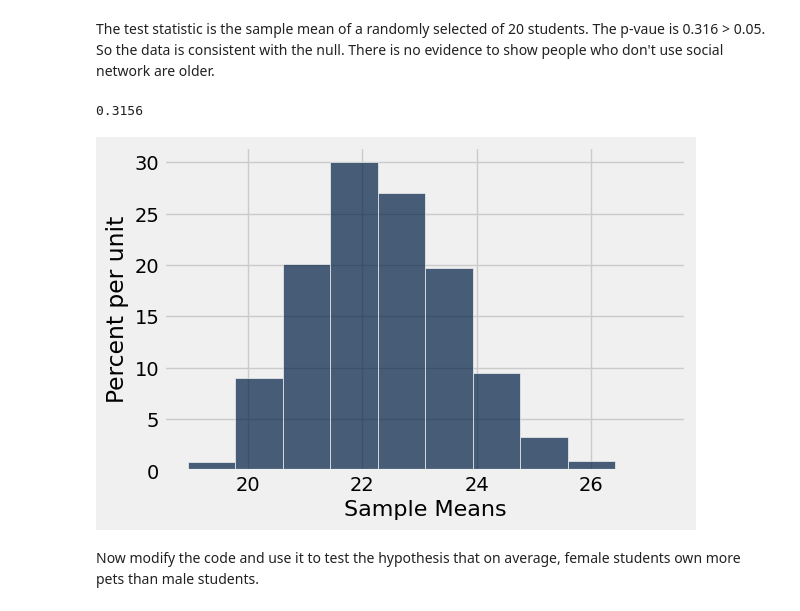
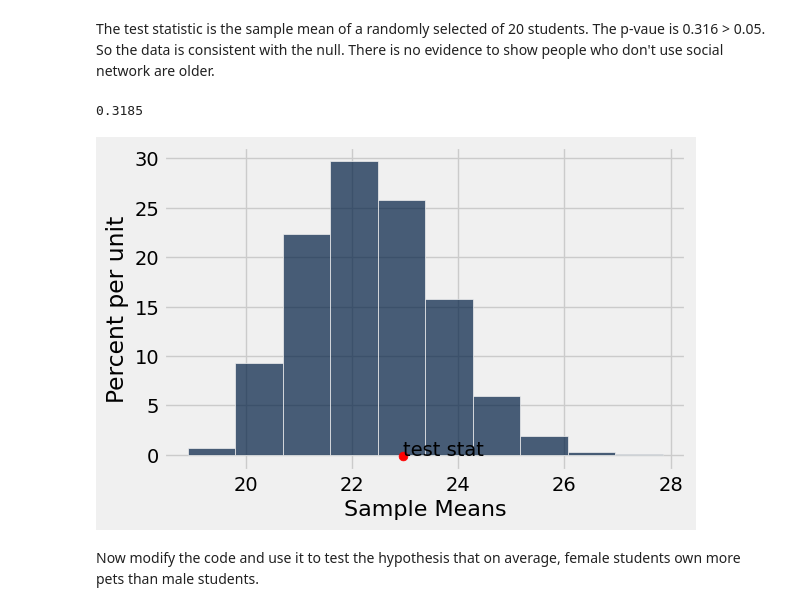
Before and after one commit to SRJC-Data-Science/materials-sp22, a Jupyter notebook: SRJC/lecture_note/lecture_17_18_19/hypothesis_testing_key.ipynb, the cells around one changed output. Saved outputs shown, nothing was run; the diff lists cells and outputs as text; code cells hidden in the pictures.

Commit message:
updated the key to add test statistic to histogram

```diff
--- a/SRJC/lecture_note/lecture_17_18_19/hypothesis_testing_key.ipynb
+++ b/SRJC/lecture_note/lecture_17_18_19/hypothesis_testing_key.ipynb
@@ -240,18 +240,20 @@ The test statistic is the sample mean of a randomly selected of 20 students. The
 # %%
 def sampling_distribution_mean(n, variable):
     random_group = students.sample(n, with_replacement=False)
     return np.average(random_group.column(variable))
 
 sample_means = make_array()
 for i in np.arange(10000):
     sample_means = np.append(sample_means, sampling_distribution_mean(20, 'AGE'))
 
 Table().with_column('Sample Means', sample_means).hist()
+plots.scatter(22.95, -0.001, color='red', s=40, label='test stat')
+plots.annotate('test stat', (22.95, -0.001))
 
 np.count_nonzero(sample_means>=22.95) / 10000
 # %% [output]
-0.3156
+0.3185
-[figure, old version]
+[figure, new version]
 # %% [markdown]
 Now modify the code and use it to test the hypothesis that on average, female students own more pets than male students.
 # %%
```
Also changed, not shown: parts of 17 cells of this notebook.
